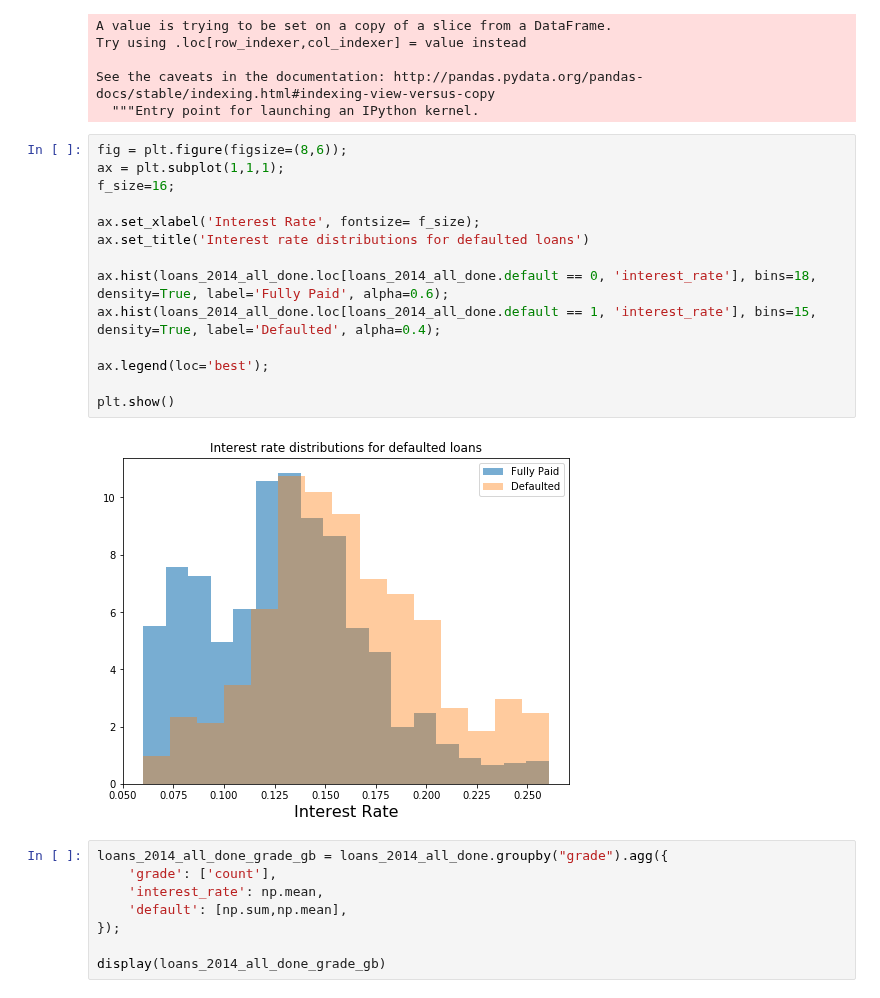
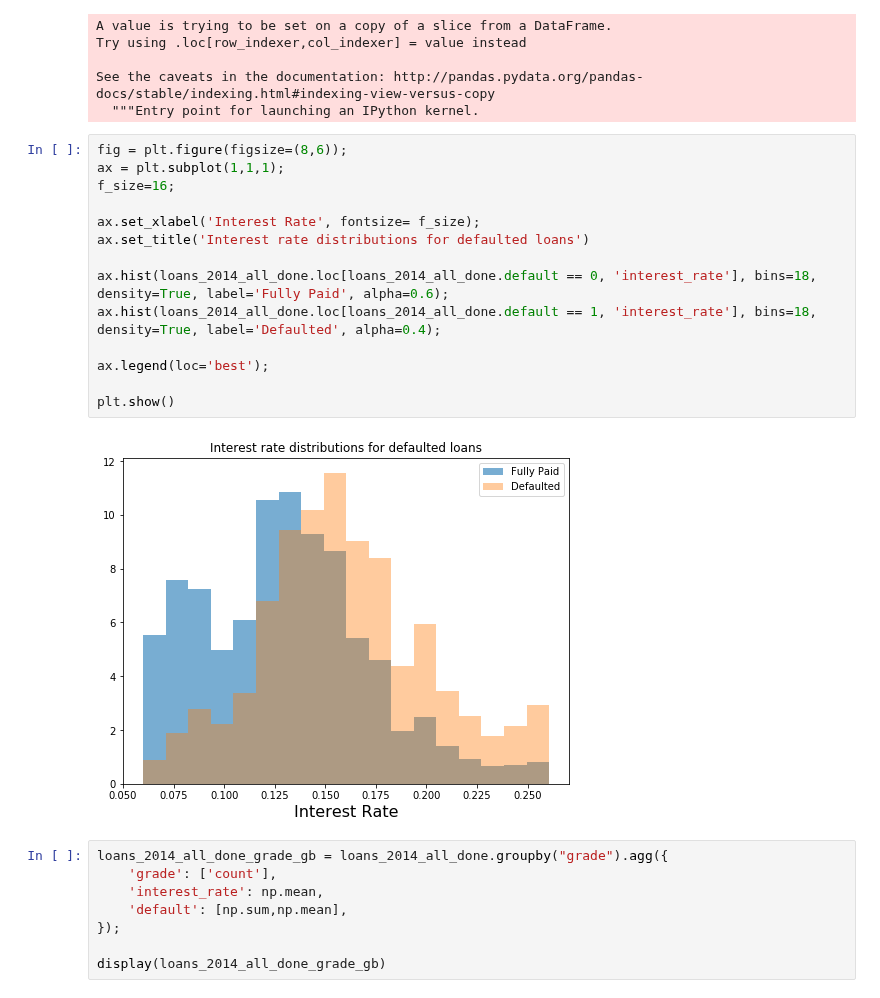
Before and after one commit to bhavenp/209A-FinalProject, a Jupyter notebook: bhaven/milestone3_work.ipynb, the cells around one changed output. Cells and saved outputs as stored; diff of their text form.

Commit message:
fixed discrepancy between bin sizes in my histograms in milestone3.ipynb

```diff
--- a/bhaven/milestone3_work.ipynb
+++ b/bhaven/milestone3_work.ipynb
@@ -151,19 +151,19 @@ See the caveats in the documentation: http://pandas.pydata.org/pandas-docs/stabl
 # %%
 fig = plt.figure(figsize=(8,6));
 ax = plt.subplot(1,1,1);
 f_size=16;
 
 ax.set_xlabel('Interest Rate', fontsize= f_size);
 ax.set_title('Interest rate distributions for defaulted loans')
 
 ax.hist(loans_2014_all_done.loc[loans_2014_all_done.default == 0, 'interest_rate'], bins=18, density=True, label='Fully Paid', alpha=0.6);
-ax.hist(loans_2014_all_done.loc[loans_2014_all_done.default == 1, 'interest_rate'], bins=15, density=True, label='Defaulted', alpha=0.4);
+ax.hist(loans_2014_all_done.loc[loans_2014_all_done.default == 1, 'interest_rate'], bins=18, density=True, label='Defaulted', alpha=0.4);
 
 ax.legend(loc='best');
 
 plt.show()
 # %% [output]
-[figure, old version]
+[figure, new version]
 # %%
 loans_2014_all_done_grade_gb = loans_2014_all_done.groupby("grade").agg({
     'grade': ['count'],
```
Also changed, not shown: parts of 3 cells of this notebook.
